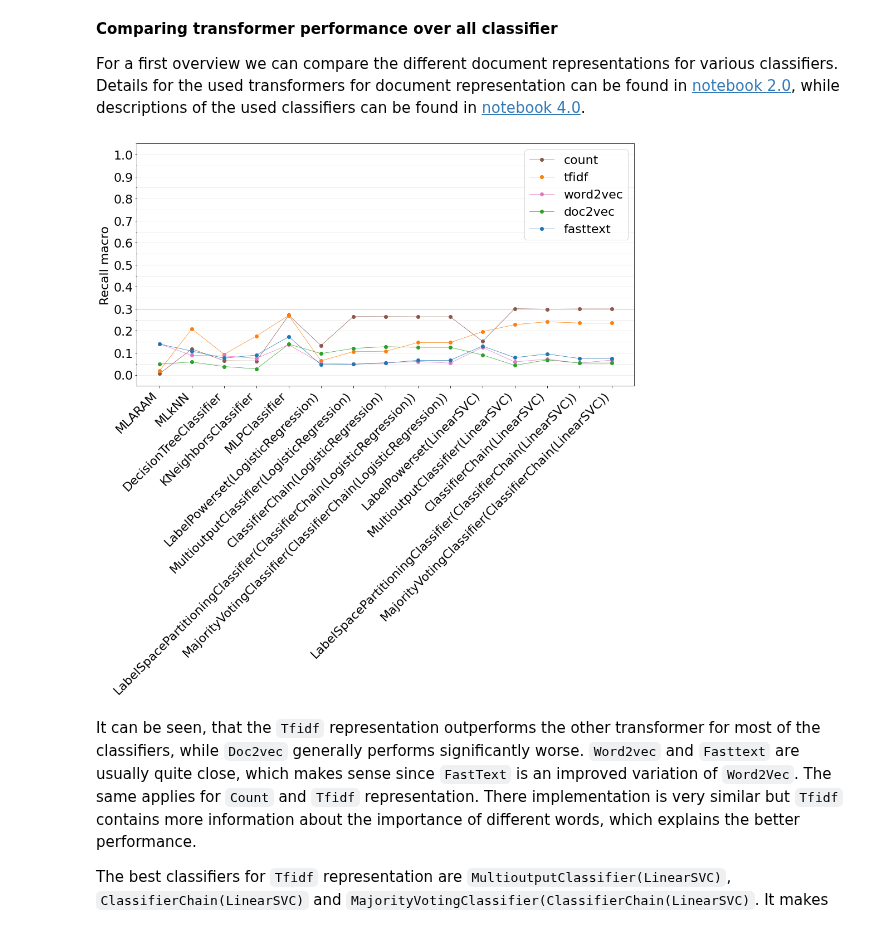
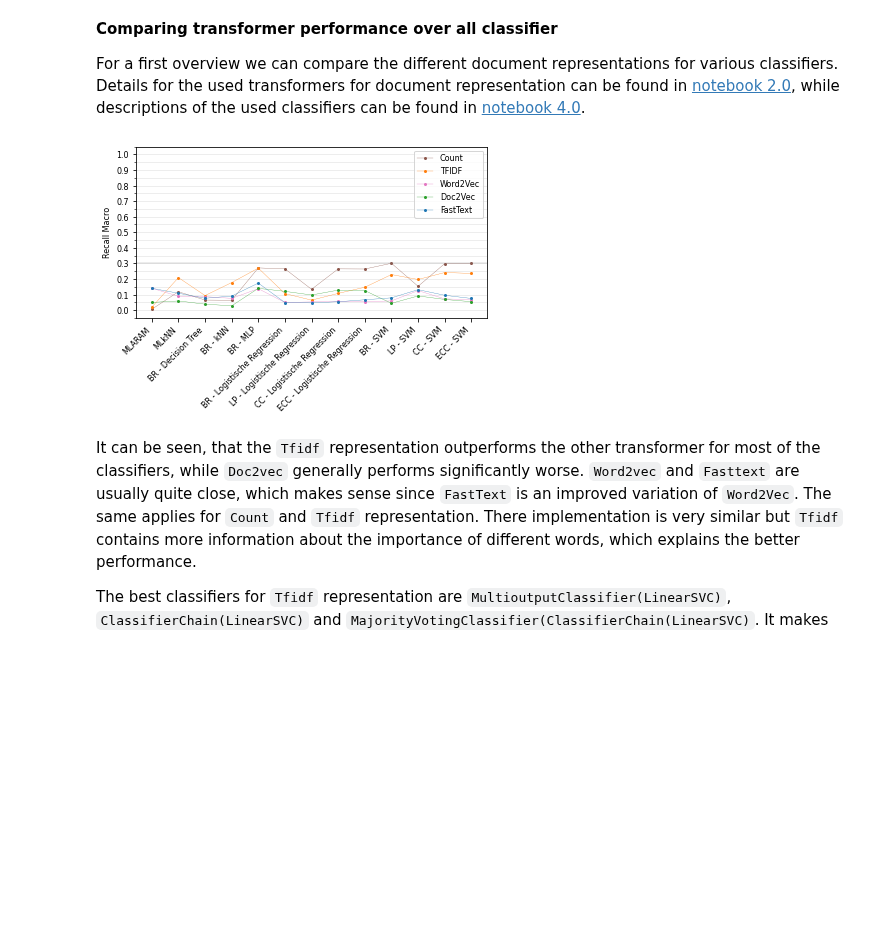
Before and after one commit to gefei-htw/academia_tag_recommender, a Jupyter notebook: notebooks/5.0-me-performance-comparison.ipynb, the cells around one changed output. Cells and saved outputs as stored; diff of their text form; code cells hidden in the pictures; blank space fills up the shorter version.

Commit message:
UPDATE(notebook 5): graphics"

```diff
--- a/notebooks/5.0-me-performance-comparison.ipynb
+++ b/notebooks/5.0-me-performance-comparison.ipynb
@@ -81,60 +82,64 @@ Preprocessing: `[Normalization, stopword removal]`
 
 Classwise: `[Gridsearch, Undersampling]`
 # %%
-colors = {'count': 'tab:brown',
-          'tfidf': 'tab:orange',
-          'word2vec': 'tab:pink',
-          'word2vec-bigram': 'tab:purple',
-          'doc2vec': 'tab:green',
-          'fasttext': 'tab:blue',
-          'fasttext-bigram': 'tab:cyan'
+colors = {'Count': 'tab:brown',
+          'TFIDF': 'tab:orange',
+          'Word2Vec': 'tab:pink',
+          'Word2Vec-Bigrams': 'tab:purple',
+          'Doc2Vec': 'tab:green',
+          'FastText': 'tab:blue',
+          'FastText-Bigrams': 'tab:cyan'
          }
 # %% [markdown]
 **Comparing transformer performance over all classifier**
 
 For a first overview we can compare the different document representations for various classifiers. Details for the used transformers for document representation can be found in [notebook 2.0](2.0-me-document-representation.ipynb), while descriptions of the used classifiers can be found in [notebook 4.0](4.0-me-classification.ipynb).
 # %%
-transformer = ['count', 'tfidf', 'word2vec', 'doc2vec', 'fasttext']
+transformer = ['Count', 'TFIDF', 'Word2Vec', 'Doc2Vec', 'FastText']
 classifier = ['MLARAM', 'MLkNN',
               'DecisionTreeClassifier', 'KNeighborsClassifier',
               'MLPClassifier',
-              'LabelPowerset(LogisticRegression)', 'MultioutputClassifier(LogisticRegression)', 'ClassifierChain(LogisticRegression)',
-              'LabelSpacePartitioningClassifier(ClassifierChain(LogisticRegression))', 'MajorityVotingClassifier(ClassifierChain(LogisticRegression))',
-              'LabelPowerset(LinearSVC)', 'MultioutputClassifier(LinearSVC)', 'ClassifierChain(LinearSVC)',
-              'LabelSpacePartitioningClassifier(ClassifierChain(LinearSVC))', 'MajorityVotingClassifier(ClassifierChain(LinearSVC))']
+              'MultioutputClassifier(LogisticRegression)', 'LabelPowerset(LogisticRegression)', 'ClassifierChain(LogisticRegression)',
+              'MajorityVotingClassifier(ClassifierChain(LogisticRegression))',
+              'MultioutputClassifier(LinearSVC)', 'LabelPowerset(LinearSVC)', 'ClassifierChain(LinearSVC)',
+              'MajorityVotingClassifier(ClassifierChain(LinearSVC))']
+classifier_label = ['MLARAM', 'MLkNN',
+                    'BR - Decision Tree', 'BR - kNN',
+                    'BR - MLP',
+                    'BR - Logistische Regression', 'LP - Logistische Regression', 'CC - Logistische Regression', 'ECC - Logistische Regression',
+                    'BR - SVM', 'LP - SVM', 'CC - SVM', 'ECC - SVM']
 best_recall = (-1, '')
 
 x_pos = np.arange(len(classifier))
-fig, ax = plt.subplots(figsize=(16,8))
+fig, ax = plt.subplots()
 for transform in transformer:
     evals = []
     for path in paths:
         for i, classifier_ in enumerate(classifier):
-            mask = 'name=' + classifier_ + '&v=' + transform
+            mask = 'name=' + classifier_ + '&v=' + transform.lower() + '&'
             if mask in path.name and ('size=100.' in path.name or not 'size' in path.name):
                 clf = load(path)
                 evals.append((i, clf.evaluation.recall_macro))
                 if clf.evaluation.recall_macro > best_recall[0]:
                     best_recall = clf.evaluation.recall_macro, path.name
     evals.sort(key=lambda x: x[0])
     x = [eval_[0] for eval_ in evals]
     y = [eval_[1] for eval_ in evals]
     ax.plot(x, y, label=transform, color=colors[transform])
 ax.set_xticks(x_pos)
-ax.set_xticklabels(classifier, rotation=45, ha='right')
+ax.set_xticklabels(classifier_label, rotation=45, ha='right')
 ax.axhline(y=best_recall[0], marker='None', color='grey')
 ax.yaxis.set_major_locator(MultipleLocator(0.1))
 ax.yaxis.set_minor_locator(MultipleLocator(0.05))
 ax.set_ylim(-0.05, 1.05)
-ax.set_ylabel('Recall macro')
+ax.set_ylabel('Recall Macro')
 ax.legend(loc='best')
-ax.set_title('')
 plt.savefig('figures/out_of_box_classifier.png', bbox_inches='tight', orientation='landscape', dpi=300)
 plt.show()
 
 baseline = best_recall
 # %% [output]
-[figure, old version]
+[figure, new version]
 # %% [markdown]
 It can be seen, that the `Tfidf` representation outperforms the other transformer for most of the classifiers, while `Doc2vec` generally performs significantly worse. `Word2vec` and `Fasttext` are usually quite close, which makes sense since `FastText` is an improved variation of `Word2Vec`.
 The same applies for `Count` and `Tfidf` representation. There implementation is very similar but `Tfidf` contains more information about the importance of different words, which explains the better performance.
```
Also changed, not shown: parts of 9 cells of this notebook.
